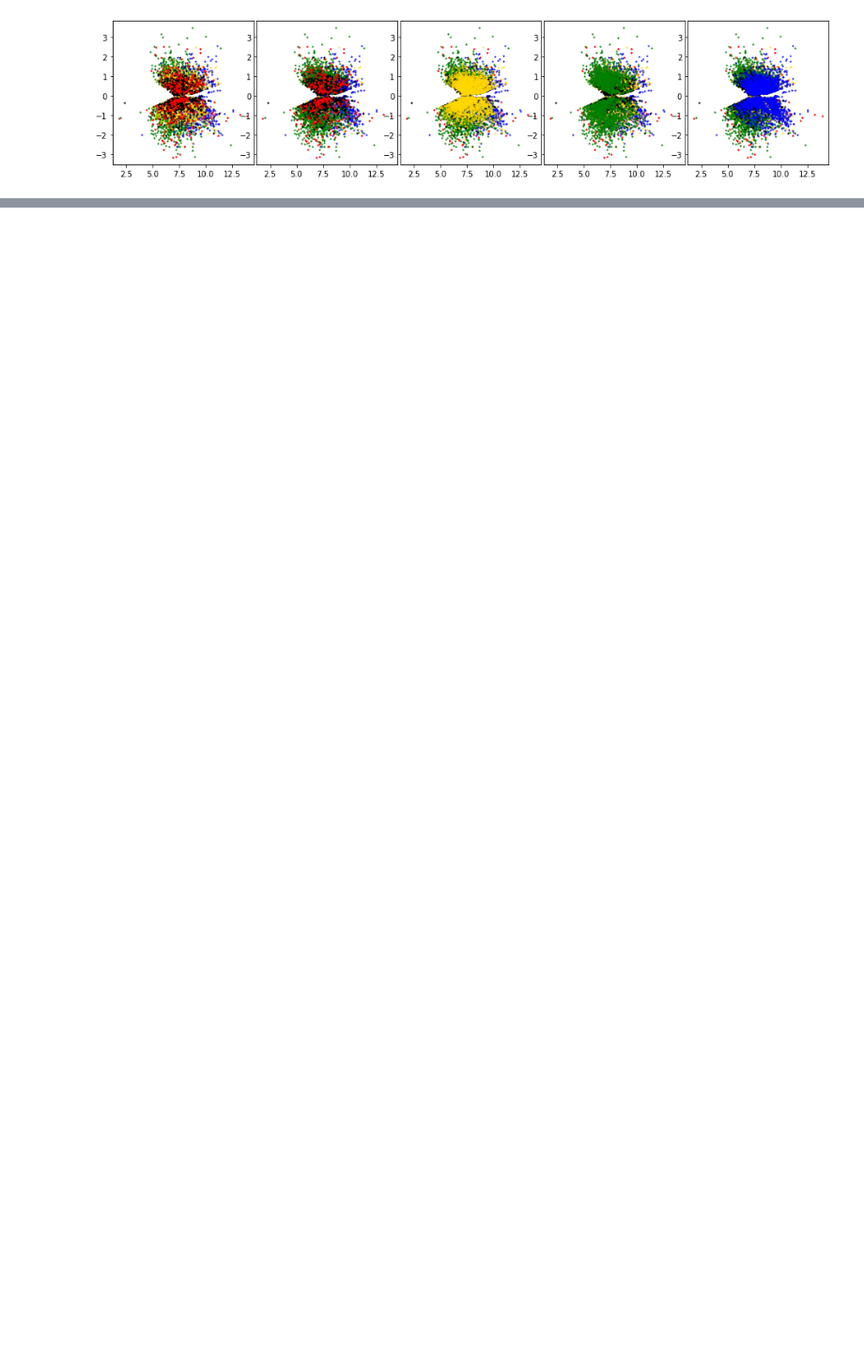
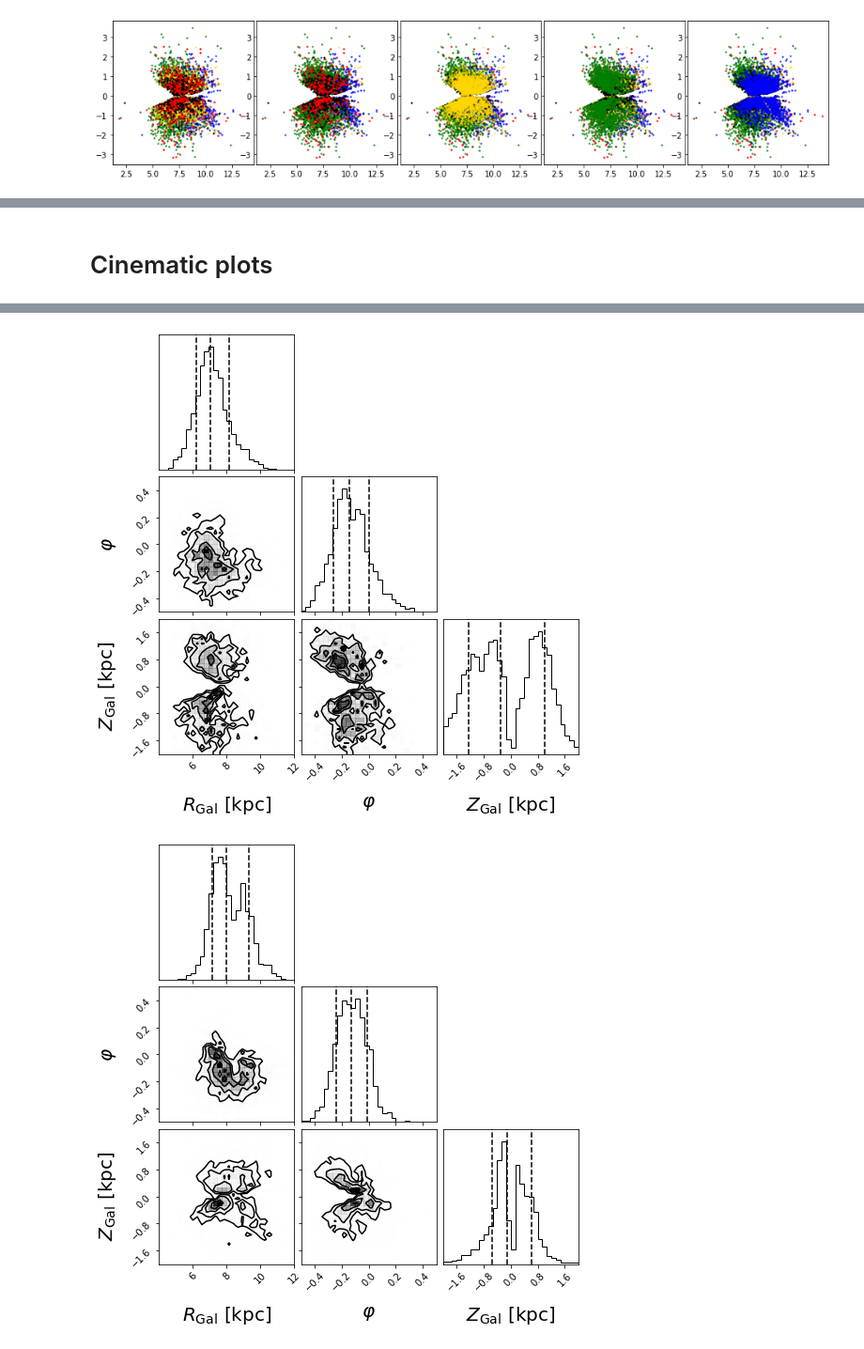
Before and after one commit to aleixcb/tfg_galah, a Jupyter notebook: py/XD aplicat a RC.ipynb, the cells around one changed output, grey strips where cells are left out. Shown at 94% size. Saved outputs shown, nothing was run; the diff lists cells and outputs as text; code cells hidden in the pictures; blank space fills up the shorter version.

```diff
--- a/py/XD aplicat a RC.ipynb
+++ b/py/XD aplicat a RC.ipynb
@@ -351,0 +401,19 @@ for ii in [1,4,3,0,2]:
+# %% [markdown]
+# Cinematic plots
+# %%
+# corner no deixa fer els plots amb diferents colors, cal superposar-los. com?
+import corner
+for ii in [3,4,2,0,1]:
+    figure = corner.corner(np.array([galah_rc.data["R_Rzphi"][maxprob_per_star==ii],
+                                     galah_rc.data["phi_Rzphi"][maxprob_per_star==ii],
+                                     galah_rc.data["z_Rzphi"][maxprob_per_star==ii]]).T,
+                                   weights=None,
+                                   bins=30,
+                                   range=[[4,12],[-.5,0.5],[-2,2]],
+                                   labels=[r"$R_{\rm Gal}$ [kpc]", r"$\varphi$", r"$Z_{\rm Gal}$ [kpc]"],
+                                   quantiles=[0.16, 0.5, 0.84],
+                                   plot_datapoints=False,
+                                   show_titles=False,
+                                   label_kwargs={"fontsize": 20})
+plt.savefig("../im/cinematic_1plot.png")
+# %% [output]
@@ -351,0 +422,2 @@ for ii in [1,4,3,0,2]:
+[figure, added]
+[figure, added]
```
Also changed, not shown: parts of 34 cells of this notebook, 1 other file.
